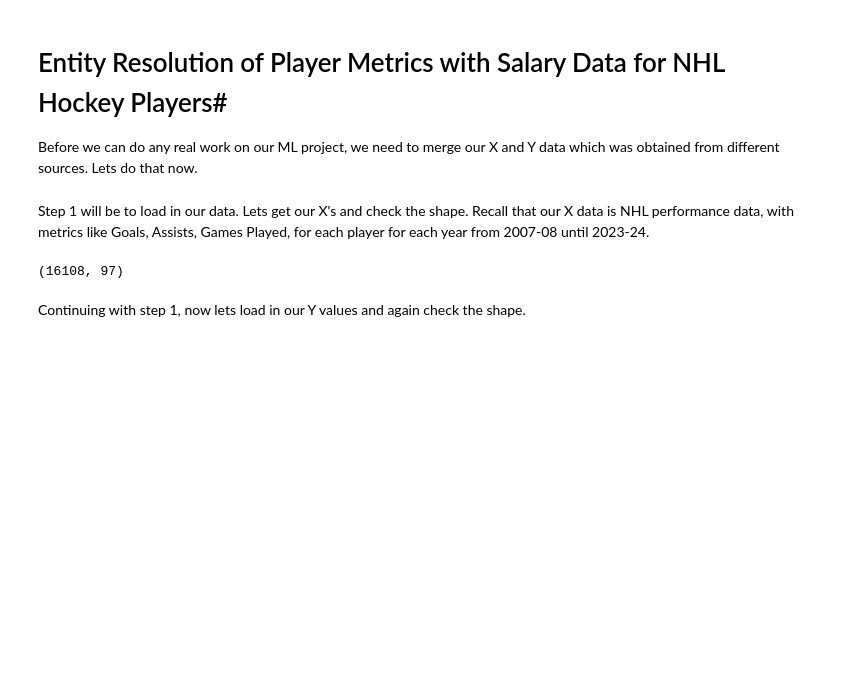
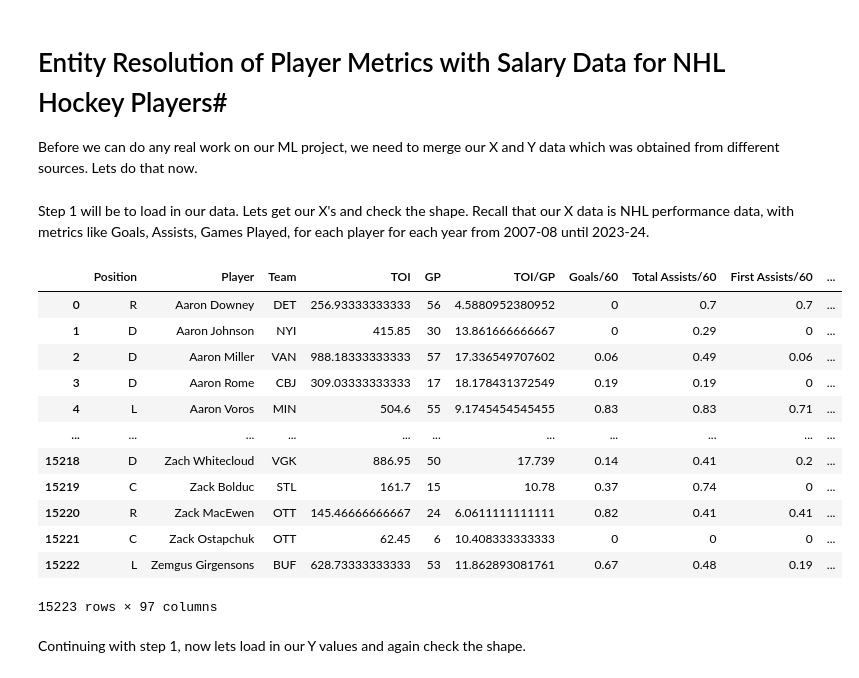
Before and after one commit to MichaelKuby/CMPT733_CapstoneProject_NHLPlayerValue, a Jupyter notebook: Hockey_Salary_Research/Script/3_EntityResolution/04_entity_resolution.ipynb, the cells around one changed output. Saved outputs shown, nothing was run; the diff lists cells and outputs as text; code cells hidden in the pictures; blank space fills up the shorter version.

```diff
--- a/Hockey_Salary_Research/Script/3_EntityResolution/04_entity_resolution.ipynb
+++ b/Hockey_Salary_Research/Script/3_EntityResolution/04_entity_resolution.ipynb
@@ -10,14 +14,24 @@ Step 1 will be to load in our data. Lets get our X's and check the shape. Recall
+# %%
+# Drop all data from year 2024
+player_metrics = player_metrics[player_metrics['Year'] != 2024].copy()
+player_metrics
+# %% [output]
+|  | Position | Player | Team | TOI | GP | TOI/GP | Goals/60 | Total Assists/60 | First Assists/60 | ... |
+| 0 | R | Aaron Downey | DET | 256.93333333333 | 56 | 4.5880952380952 | 0 | 0.7 | 0.7 | ... |
+| 1 | D | Aaron Johnson | NYI | 415.85 | 30 | 13.861666666667 | 0 | 0.29 | 0 | ... |
+| 2 | D | Aaron Miller | VAN | 988.18333333333 | 57 | 17.336549707602 | 0.06 | 0.49 | 0.06 | ... |
+| 3 | D | Aaron Rome | CBJ | 309.03333333333 | 17 | 18.178431372549 | 0.19 | 0.19 | 0 | ... |
+| 4 | L | Aaron Voros | MIN | 504.6 | 55 | 9.1745454545455 | 0.83 | 0.83 | 0.71 | ... |
+| ... | ... | ... | ... | ... | ... | ... | ... | ... | ... | ... |
+| 15218 | D | Zach Whitecloud | VGK | 886.95 | 50 | 17.739 | 0.14 | 0.41 | 0.2 | ... |
+| 15219 | C | Zack Bolduc | STL | 161.7 | 15 | 10.78 | 0.37 | 0.74 | 0 | ... |
+| 15220 | R | Zack MacEwen | OTT | 145.46666666667 | 24 | 6.0611111111111 | 0.82 | 0.41 | 0.41 | ... |
+| 15221 | C | Zack Ostapchuk | OTT | 62.45 | 6 | 10.408333333333 | 0 | 0 | 0 | ... |
+| 15222 | L | Zemgus Girgensons | BUF | 628.73333333333 | 53 | 11.862893081761 | 0.67 | 0.48 | 0.19 | ... |
+15223 rows × 97 columns
 # %%
-# Import all X data from 2007-08 to 2023-24
-X_file_path = '../../Data/NHL_PlayerData_NaturalStatTrick/parquet'
-player_metrics = pd.read_parquet(X_file_path)
-
-# Change year column from 2007 to 2006-07 for year 2007 to 2024
-player_metrics['Year'] = player_metrics['Year'].apply(lambda x: str(x - 1) + '-' + str(x)[2:])
-
-player_metrics.shape
+# Change year column from 2007 to 2007-08 for year 2007 to 2023
+player_metrics['Year'] = player_metrics['Year'].apply(lambda x: str(x) + '-' + str(x+1)[2:])
-# %% [output]
-(16108, 97)
 # %% [markdown]
 Continuing with step 1, now lets load in our Y values and again check the shape.
 # %%
```
Also changed, not shown: parts of 11 cells of this notebook, 4 other files.
